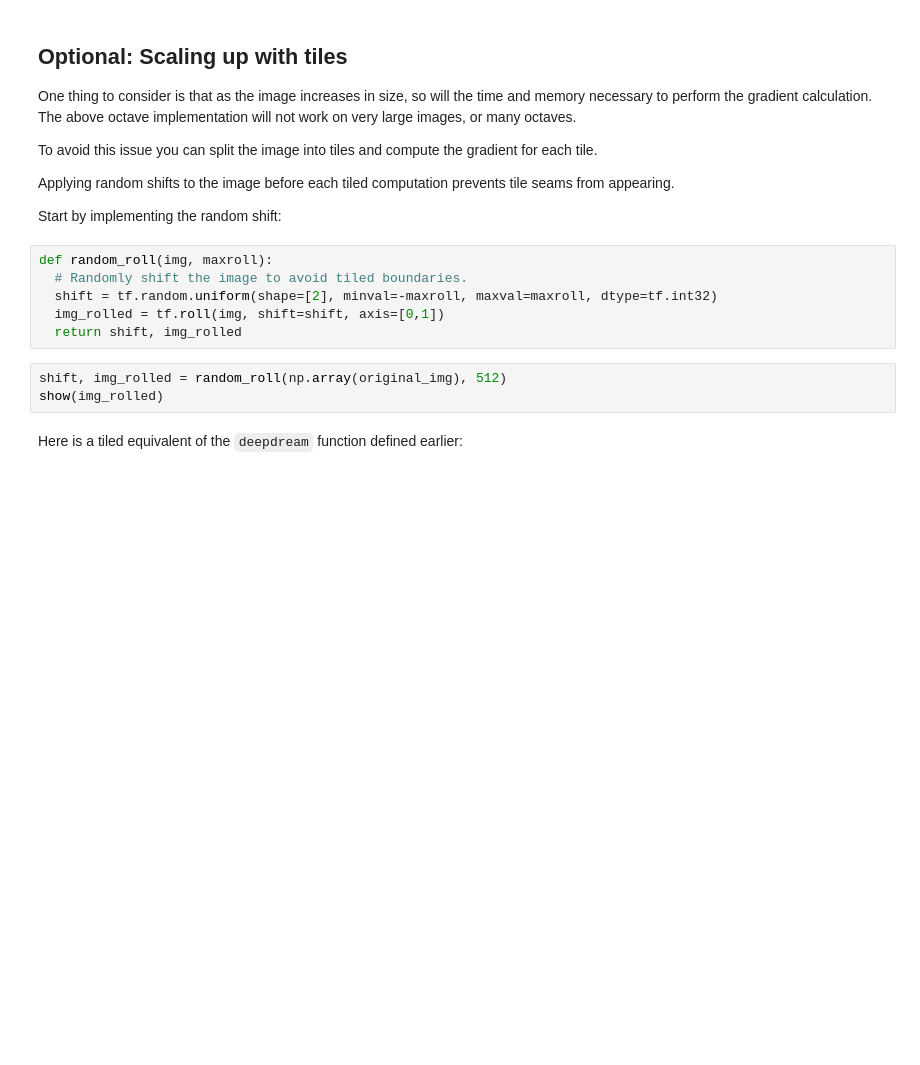
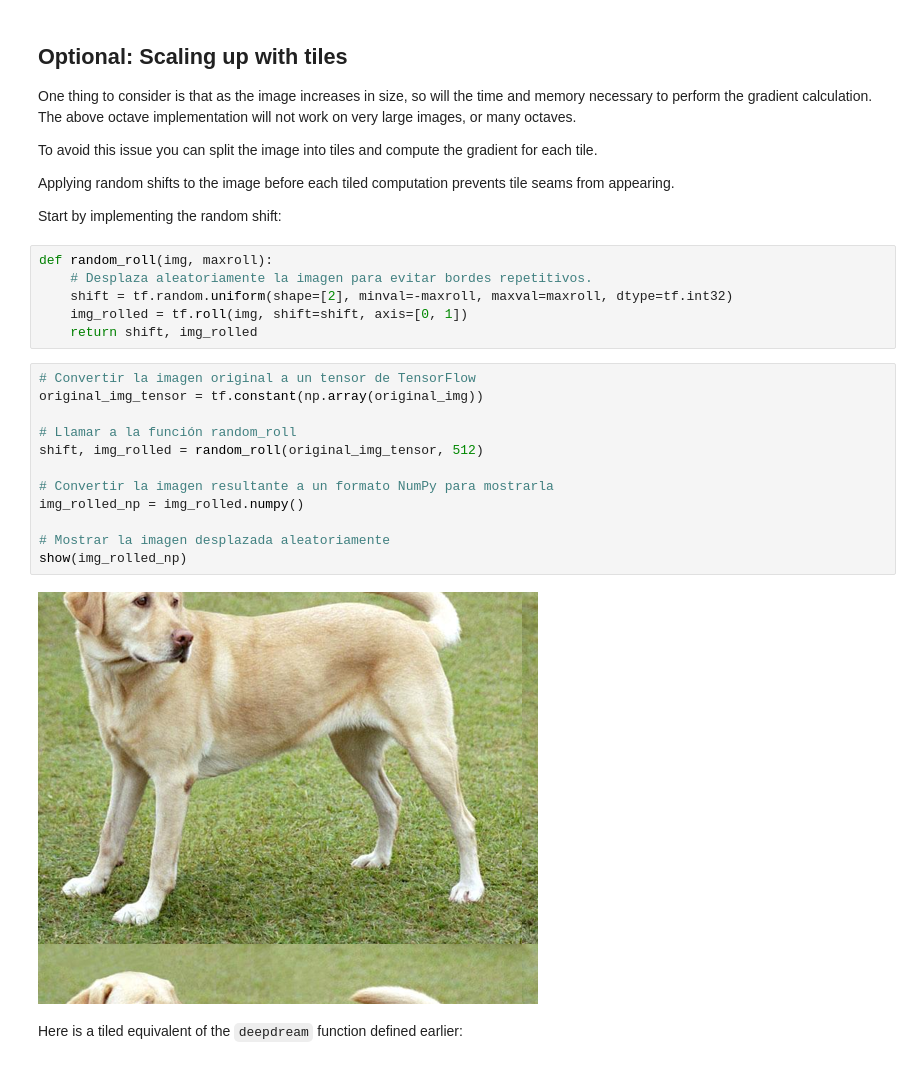
Before and after one commit to ValeriaYashan/Herramientas-IA, a Jupyter notebook: site/en/tutorials/generative/deepdream.ipynb, the cells around one changed output. Cells and saved outputs as stored; diff of their text form; blank space fills up the shorter version.

```diff
--- a/site/en/tutorials/generative/deepdream.ipynb
+++ b/site/en/tutorials/generative/deepdream.ipynb
@@ -214,13 +209,24 @@ Applying random shifts to the image before each tiled computation prevents tile
 Start by implementing the random shift:
 # %%
 def random_roll(img, maxroll):
-  # Randomly shift the image to avoid tiled boundaries.
-  shift = tf.random.uniform(shape=[2], minval=-maxroll, maxval=maxroll, dtype=tf.int32)
-  img_rolled = tf.roll(img, shift=shift, axis=[0,1])
-  return shift, img_rolled
+    # Desplaza aleatoriamente la imagen para evitar bordes repetitivos.
+    shift = tf.random.uniform(shape=[2], minval=-maxroll, maxval=maxroll, dtype=tf.int32)
+    img_rolled = tf.roll(img, shift=shift, axis=[0, 1])
+    return shift, img_rolled
-# %%
-shift, img_rolled = random_roll(np.array(original_img), 512)
-show(img_rolled)
+# %%
+# Convertir la imagen original a un tensor de TensorFlow
+original_img_tensor = tf.constant(np.array(original_img))
+
+# Llamar a la función random_roll
+shift, img_rolled = random_roll(original_img_tensor, 512)
+
+# Convertir la imagen resultante a un formato NumPy para mostrarla
+img_rolled_np = img_rolled.numpy()
+
+# Mostrar la imagen desplazada aleatoriamente
+show(img_rolled_np)
+# %% [output]
+[figure, added]
 # %% [markdown]
 Here is a tiled equivalent of the `deepdream` function defined earlier:
 # %%
```
Also changed, not shown: parts of 13 cells of this notebook.
